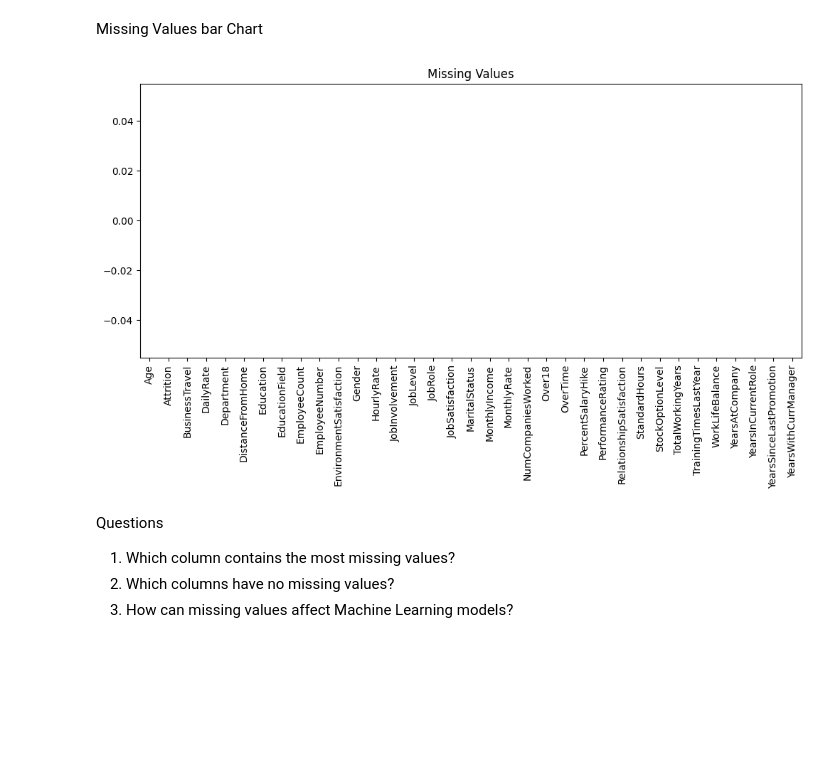
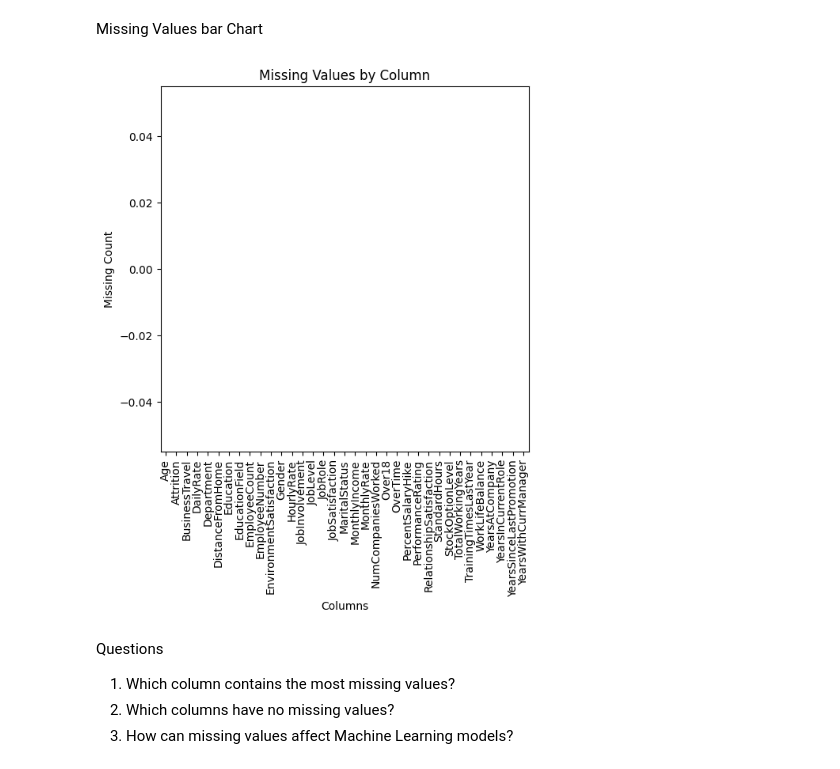
Before and after one commit to Devendrakumawat8089/ML, a Jupyter notebook: Advance Python 3/Assignment.ipynb, the cells around one changed output. Drawn from its saved outputs; the diff is of its cells as text; code cells hidden in the pictures; blank space fills up the shorter version.

```diff
--- a/Advance Python 3/Assignment.ipynb
+++ b/Advance Python 3/Assignment.ipynb
@@ -244,7 +241,8 @@ Create:
 # %%
 # Total Missing Values
 
-df.isnull().sum()
+missing_values = df.isnull().sum()
+missing_values
 # %% [output]
 Age                         0
 Attrition                   0
@@ -313,12 +311,21 @@ missing_table.sort_values('Missing Count', ascending=False)
 | YearsWithCurrManager | 0 | 0.0 |
 # %% [markdown]
 Missing Values bar Chart
-# %%
-df.isnull().sum().plot(kind='bar', figsize=(12,5))
-plt.title("Missing Values")
-plt.show()
-# %% [output]
-[figure, removed]
+# %%
+plt.figure(figsize=(6,6))
+
+missing_values.plot(
+    kind='bar',
+    color='orange'
+)
+
+plt.title("Missing Values by Column")
+plt.xlabel("Columns")
+plt.ylabel("Missing Count")
+
+plt.show()
+# %% [output]
+[figure, added]
 # %% [markdown]
 Questions
 
```
Also changed, not shown: parts of 57 cells of this notebook.
